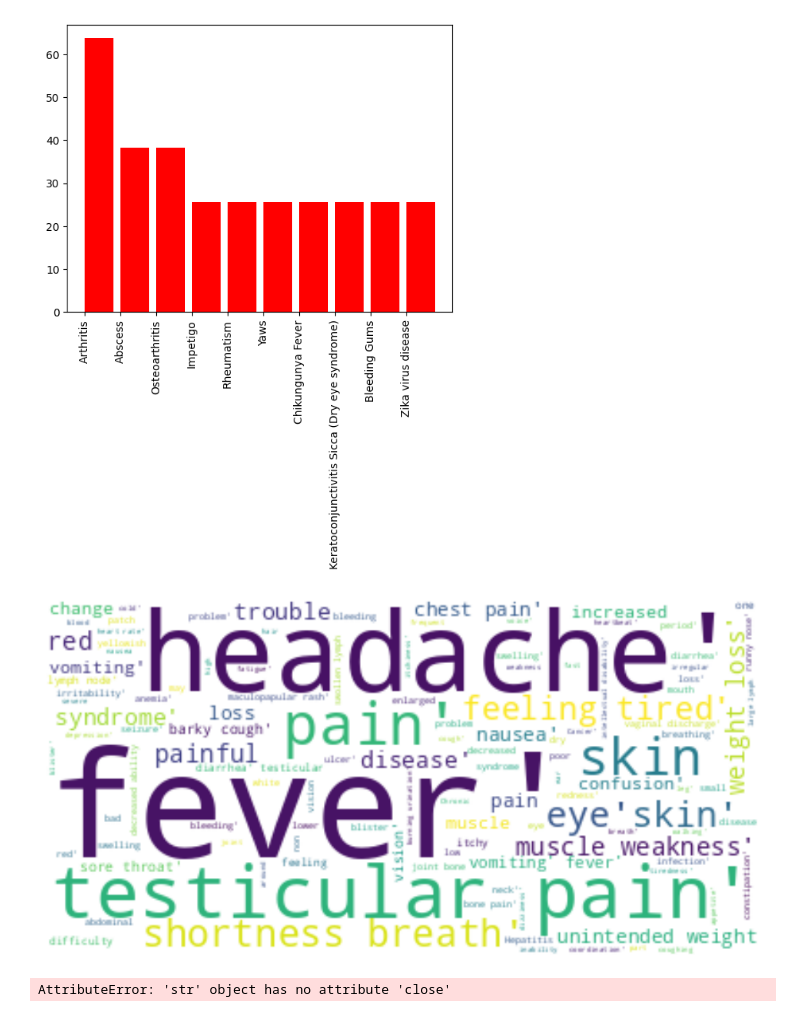
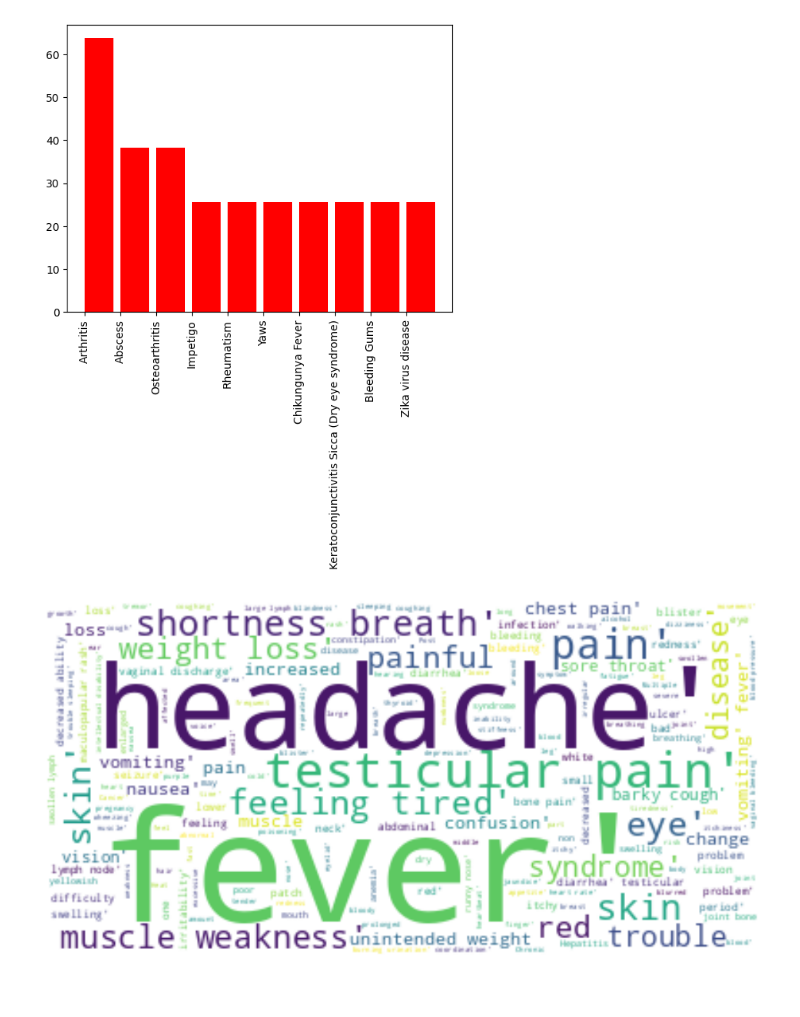
Before and after one commit to aneeshdamle11/Data-Science-Project, a Jupyter notebook: preprocessing/data_visualization.ipynb, the cells around one changed output. Drawn from its saved outputs; the diff is of its cells as text; code cells hidden in the pictures.

```diff
--- a/preprocessing/data_visualization.ipynb
+++ b/preprocessing/data_visualization.ipynb
@@ -45,26 +45,26 @@ plt.show()
 # %%
 # Word Cloud
 from wordcloud import WordCloud, STOPWORDS
-disease_file = open("dis_symp_dict.txt", "r").read()
+fp = open("dis_symp_dict.txt", "r")
+disease_file = fp.read()
 stopwords = set(STOPWORDS)
 
 disease_cloud = WordCloud(
     background_color='white',
     max_words=2000,
     stopwords=stopwords
 )
 
 disease_cloud.generate(disease_file)
 
 fig = plt.figure()
 fig.set_figwidth(12) # set width
 fig.set_figheight(15) # set height
 
 plt.imshow(disease_cloud, interpolation='bilinear')
 plt.axis('off')
 plt.show()
 
-disease_file.close()
+fp.close()
 # %% [output]
-[figure, old version]
+[figure, new version]
-AttributeError: 'str' object has no attribute 'close'
```
